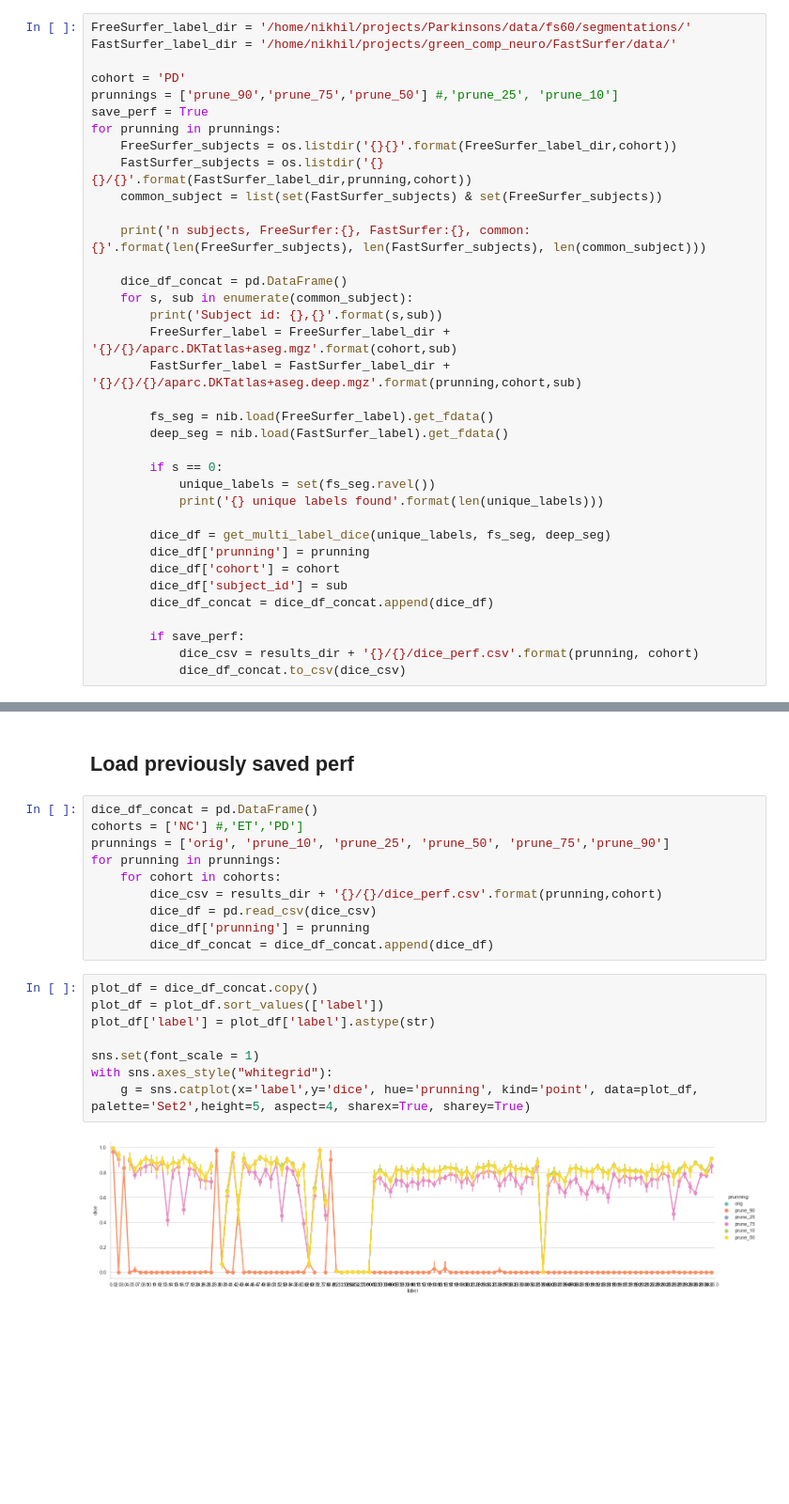
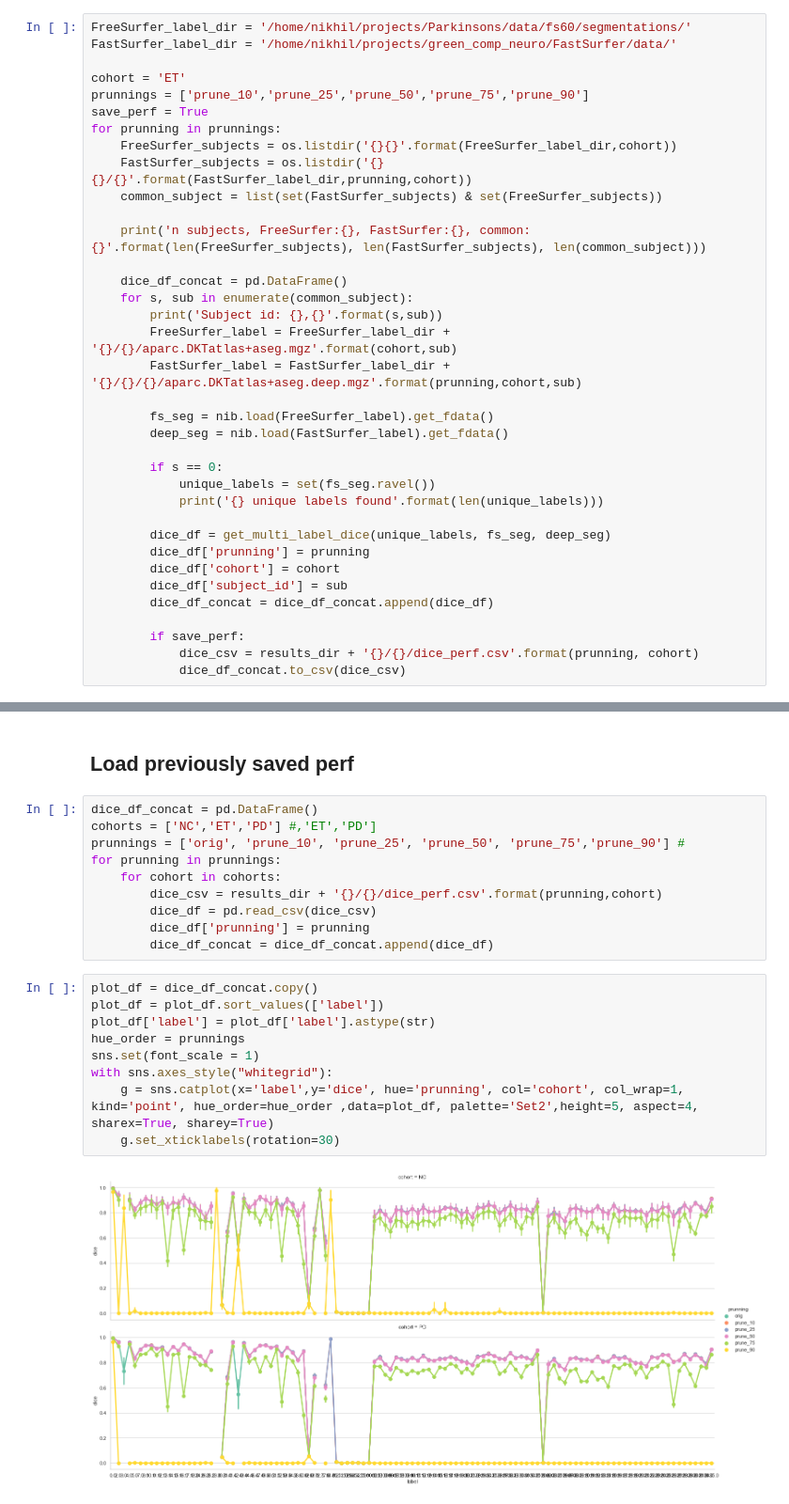
Before and after one commit to neurodatascience/watts_up_compute, a Jupyter notebook: notebooks/8_FastSurfer.ipynb, the cells around one changed output, grey strips where cells are left out. Shown at 94% size. Cells and saved outputs as stored; diff of their text form; blank space fills up the shorter version.

```diff
--- a/notebooks/8_FastSurfer.ipynb
+++ b/notebooks/8_FastSurfer.ipynb
@@ -43,8 +43,8 @@ def get_multi_label_dice(label_list, y_true, y_pred):
 FreeSurfer_label_dir = '/home/nikhil/projects/Parkinsons/data/fs60/segmentations/'
 FastSurfer_label_dir = '/home/nikhil/projects/green_comp_neuro/FastSurfer/data/'
 
-cohort = 'PD'
-prunnings = ['prune_90','prune_75','prune_50'] #,'prune_25', 'prune_10']
+cohort = 'ET'
+prunnings = ['prune_10','prune_25','prune_50','prune_75','prune_90']
 save_perf = True
 for prunning in prunnings:
     FreeSurfer_subjects = os.listdir('{}{}'.format(FreeSurfer_label_dir,cohort))
@@ -97,8 +97,8 @@ Subject id: 34,sub-0108
 ## Load previously saved perf
 # %%
 dice_df_concat = pd.DataFrame()
-cohorts = ['NC'] #,'ET','PD']
-prunnings = ['orig', 'prune_10', 'prune_25', 'prune_50', 'prune_75','prune_90']
+cohorts = ['NC','ET','PD'] #,'ET','PD']
+prunnings = ['orig', 'prune_10', 'prune_25', 'prune_50', 'prune_75','prune_90'] #
 for prunning in prunnings:
     for cohort in cohorts:
         dice_csv = results_dir + '{}/{}/dice_perf.csv'.format(prunning,cohort)
@@ -108,13 +108,14 @@ for prunning in prunnings:
 # %%
 plot_df = dice_df_concat.copy()
 plot_df = plot_df.sort_values(['label'])
 plot_df['label'] = plot_df['label'].astype(str)
-
+hue_order = prunnings
 sns.set(font_scale = 1)
 with sns.axes_style("whitegrid"):
-    g = sns.catplot(x='label',y='dice', hue='prunning', kind='point', data=plot_df, palette='Set2',height=5, aspect=4, sharex=True, sharey=True)
+    g = sns.catplot(x='label',y='dice', hue='prunning', col='cohort', col_wrap=1, kind='point', hue_order=hue_order ,data=plot_df, palette='Set2',height=5, aspect=4, sharex=True, sharey=True)
+    g.set_xticklabels(rotation=30)
 # %% [output]
-[figure, old version]
+[figure, new version]
 # %%
 plot_df = dice_df_concat.copy()
 plot_df = plot_df.sort_values(['label'])
```
Also changed, not shown: parts of 2 cells of this notebook, 14 other files.
